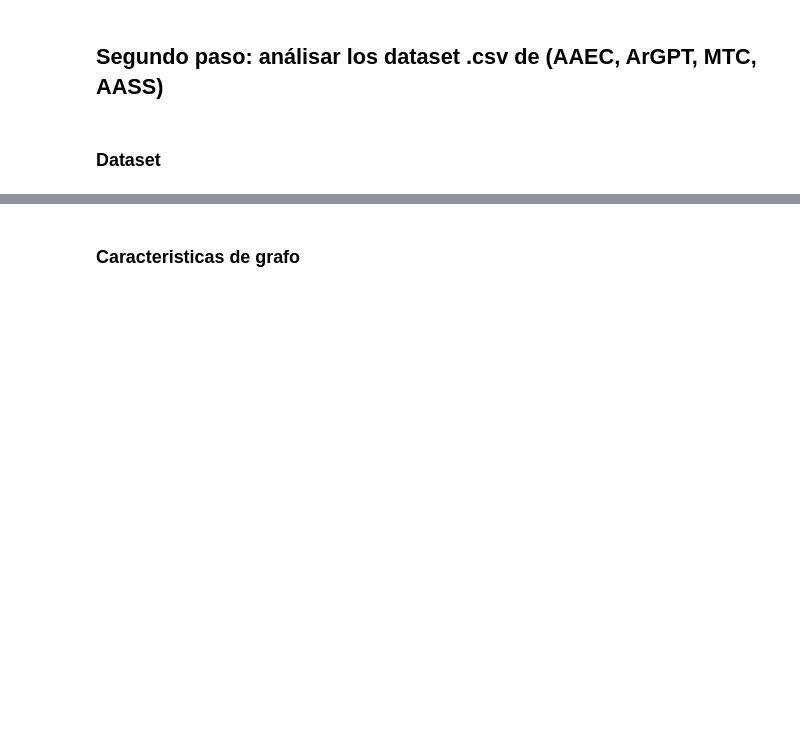
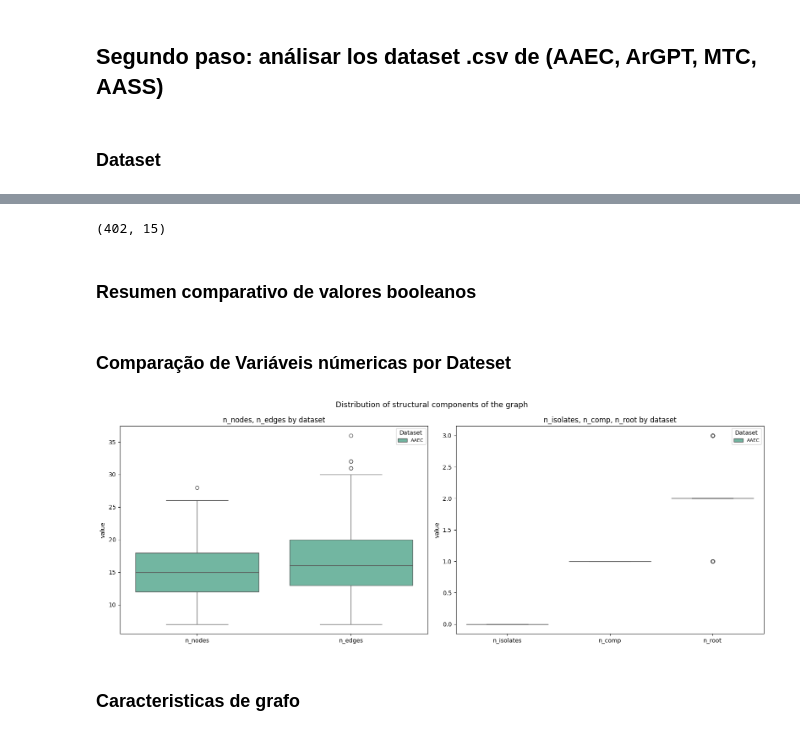
Before and after one commit to cfabianbarretop/argumentation-dataset, a Jupyter notebook: analisis_dataset/analisis_dataset_minimal_v5.ipynb, the cells around one changed output, grey strips where cells are left out. Drawn from its saved outputs; the diff is of its cells as text; code cells hidden in the pictures; blank space fills up the shorter version.

```diff
--- a/analisis_dataset/analisis_dataset_minimal_v5.ipynb
+++ b/analisis_dataset/analisis_dataset_minimal_v5.ipynb
@@ -133,21 +231,20 @@ def plot_grafo(text_id, G):
 # %% [markdown]
 ### Dataset
 # %%
-# Cargar el DataFrame
-df_cdcp = pd.read_pickle(result_path + "CDCP_Minimal_Grafo.pkl")
-df_aaec = pd.read_pickle(result_path + "AAEC_Minimal_Grafo.pkl")
-df_argpt = pd.read_pickle(result_path + "ArGPT_Minimal_Grafo.pkl")
-df_mtc = pd.read_pickle(result_path + "MTC_Minimal_Grafo.pkl")
-df_aasd = pd.read_pickle(result_path + "AASD_Minimal_Grafo.pkl")
-df_glaucoma = pd.read_pickle(result_path + "AbstRCT_glaucoma_Minimal_Grafo.pkl")
-df_mixed = pd.read_pickle(result_path + "AbstRCT_mixed_Minimal_Grafo.pkl")
-df_neoplasm = pd.read_pickle(result_path + "AbstRCT_neoplasm_Minimal_Grafo.pkl")
-# df_cdcp = pd.read_pickle(result_path + "CDCP_Minimal_Grafo_3class.pkl")
-# df_aaec = pd.read_pickle(result_path + "AAEC_Minimal_Grafo_3class.pkl")
-# df_argpt = pd.read_pickle(result_path + "ArGPT_Minimal_Grafo_3class.pkl")
-# df_mtc = pd.read_pickle(result_path + "MTC_Minimal_Grafo_3class.pkl")
-# df_aasd = pd.read_pickle(result_path + "AASD_Minimal_Grafo_3class.pkl")
-# df_glaucoma = pd.read_pickle(result_path + "AbstRCT_glaucoma_Minimal_Grafo_3class.pkl")
-# df_mixed = pd.read_pickle(result_path + "AbstRCT_mixed_Minimal_Grafo_3class.pkl")
-# df_neoplasm = pd.read_pickle(result_path + "AbstRCT_neoplasm_Minimal_Grafo_3class.pkl")
+# Lista de Dataframes
+datasets = {
+    "CDCP":             "CDCP_Minimal_Grafo.pkl",
+    "AAEC":             "AAEC_Minimal_Grafo.pkl",
+    "ArGPT":            "ArGPT_Minimal_Grafo.pkl",
+    "MTC":              "MTC_Minimal_Grafo.pkl",
+    "AASD":             "AASD_Minimal_Grafo.pkl",
+    "AbstRCT_glaucoma": "AbstRCT_glaucoma_Minimal_Grafo.pkl",
+    "AbstRCT_mixed":    "AbstRCT_mixed_Minimal_Grafo.pkl",
+    "AbstRCT_neoplasm": "AbstRCT_neoplasm_Minimal_Grafo.pkl",
+    "ACSP":             "ACSP_Minimal_Grafo.pkl",
+    "AMP":              "AMP_Minimal_Grafo.pkl",
+    "USD":              "USD_Minimal_Grafo.pkl",
+}
+# Lista de nomes de cada dataset
+DATASETS = datasets.keys()
 # %%
@@ -169,0 +264,12 @@ df
+# %%
+# Filtrar dataset
+# FILTER = ["ArGPT", "USD", "ACSP", "AMP"]
+FILTER = ["AAEC"]
+# df = df_all # Usar todos os dataset
+# df = df_all[~df_all["dataset"].isin(FILTER)] # Valores excluidos
+df = df_all[df_all["dataset"].isin(FILTER)] # Valores filtrados
+print(df.shape)
+# %% [output]
+(402, 15)
+# %% [markdown]
+### Resumen comparativo de valores booleanos
@@ -170,3 +278,9 @@ df
+# %% [markdown]
+### Comparação de Variáveis númericas por Dateset
+# %%
+summary_comp_val_num(df)
+# %% [output]
+[figure, added]
 # %% [markdown]
 ### Caracteristicas de grafo
 # %%
```
Also changed, not shown: parts of 27 cells of this notebook.
